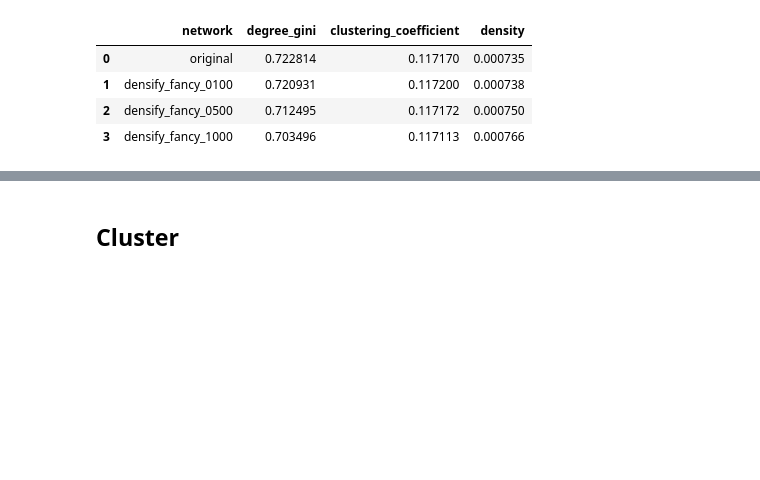
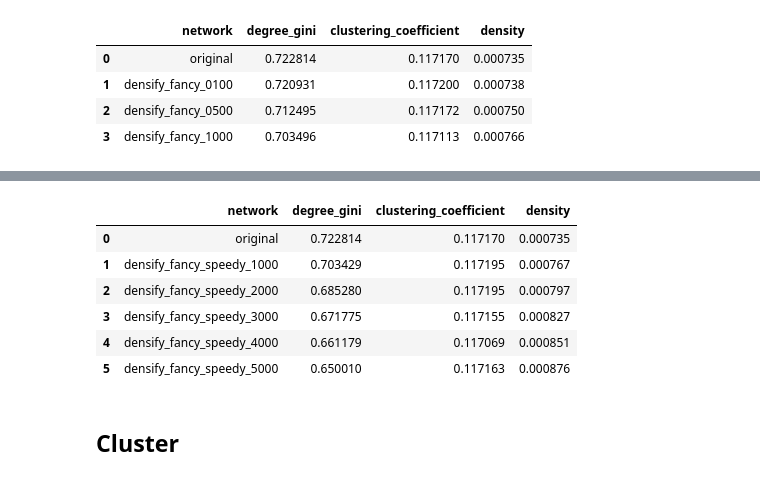
Before and after one commit to HeinDuijf/NetworkInequality, a Jupyter notebook: variation_methods.ipynb, the cells around one changed output, grey strips where cells are left out. Cells and saved outputs as stored; diff of their text form; code cells hidden in the pictures; blank space fills up the shorter version.

Commit message:
new method densify_fancy_speed_up

```diff
--- a/variation_methods.ipynb
+++ b/variation_methods.ipynb
@@ -784,0 +892,6 @@ df_densify_fancy
+# %%
+densify_fancy_speedy_1000 = densify_fancy_speed_up(network_pud, n_edges=1000, target_degree_dist="uniform")
+densify_fancy_speedy_2000 = densify_fancy_speed_up(network_pud, n_edges=2000, target_degree_dist="uniform")
+densify_fancy_speedy_3000 = densify_fancy_speed_up(network_pud, n_edges=3000, target_degree_dist="uniform")
+densify_fancy_speedy_4000 = densify_fancy_speed_up(network_pud, n_edges=4000, target_degree_dist="uniform")
+densify_fancy_speedy_5000 = densify_fancy_speed_up(network_pud, n_edges=5000, target_degree_dist="uniform")
@@ -785,3 +909,42 @@ df_densify_fancy
+# %%
+data_densify_fancy = {
+    "network": ["original", "densify_fancy_speedy_1000", "densify_fancy_speedy_2000", "densify_fancy_speedy_3000", "densify_fancy_speedy_4000", "densify_fancy_speedy_5000"],
+    "degree_gini": [
+        calculate_degree_gini(network_pud, directed=True),
+        calculate_degree_gini(densify_fancy_speedy_1000, directed=True),
+        calculate_degree_gini(densify_fancy_speedy_2000, directed=True),
+        calculate_degree_gini(densify_fancy_speedy_3000, directed=True),
+        calculate_degree_gini(densify_fancy_speedy_4000, directed=True),
+        calculate_degree_gini(densify_fancy_speedy_5000, directed=True)
+    ],
+    "clustering_coefficient": [
+        nx.average_clustering(network_pud),
+        nx.average_clustering(densify_fancy_speedy_1000),
+        nx.average_clustering(densify_fancy_speedy_2000),
+        nx.average_clustering(densify_fancy_speedy_3000),
+        nx.average_clustering(densify_fancy_speedy_4000),
+        nx.average_clustering(densify_fancy_speedy_5000)
+    ],
+    "density": [
+        nx.density(network_pud),
+        nx.density(densify_fancy_speedy_1000),
+        nx.density(densify_fancy_speedy_2000),
+        nx.density(densify_fancy_speedy_3000),
+        nx.density(densify_fancy_speedy_4000),
+        nx.density(densify_fancy_speedy_5000)
+    ]
+}
+
+df_densify_fancy_speedy = pd.DataFrame(data_densify_fancy)
+df_densify_fancy_speedy
+# %% [output]
+|  | network | degree_gini | clustering_coefficient | density |
+| 0 | original | 0.722814 | 0.117170 | 0.000735 |
+| 1 | densify_fancy_speedy_1000 | 0.703429 | 0.117195 | 0.000767 |
+| 2 | densify_fancy_speedy_2000 | 0.685280 | 0.117195 | 0.000797 |
+| 3 | densify_fancy_speedy_3000 | 0.671775 | 0.117155 | 0.000827 |
+| 4 | densify_fancy_speedy_4000 | 0.661179 | 0.117069 | 0.000851 |
+| 5 | densify_fancy_speedy_5000 | 0.650010 | 0.117163 | 0.000876 |
 # %% [markdown]
 ## Cluster
 # %%
```
Also changed, not shown: parts of 4 cells of this notebook.
